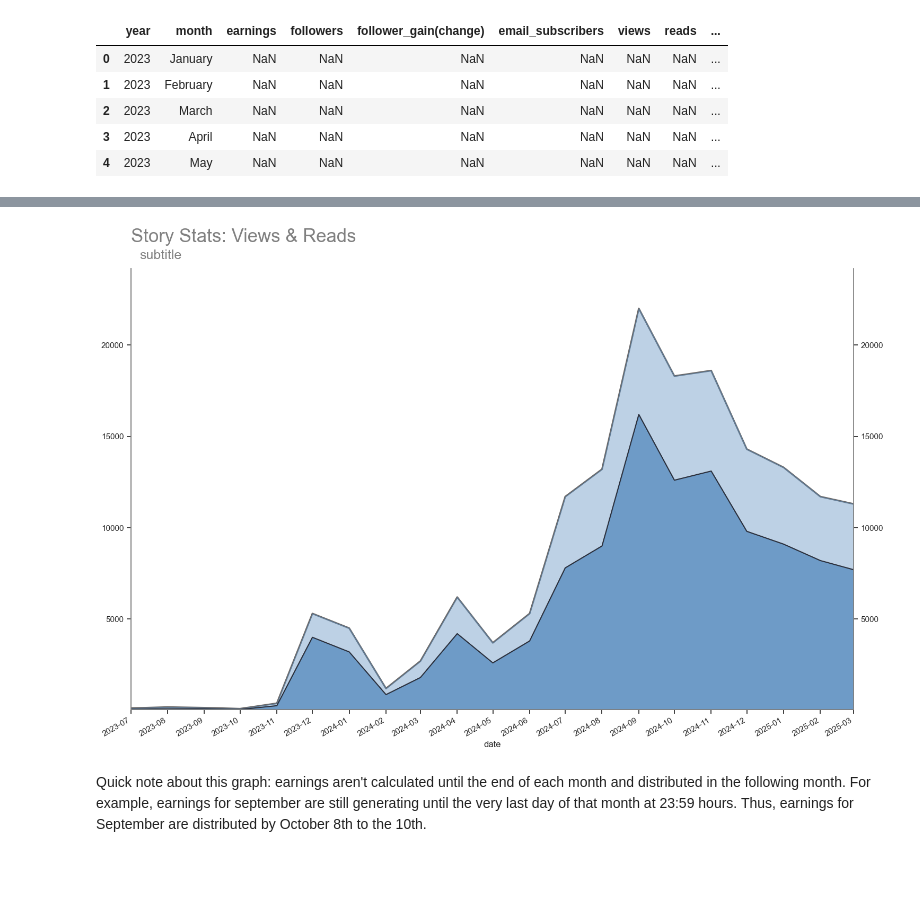
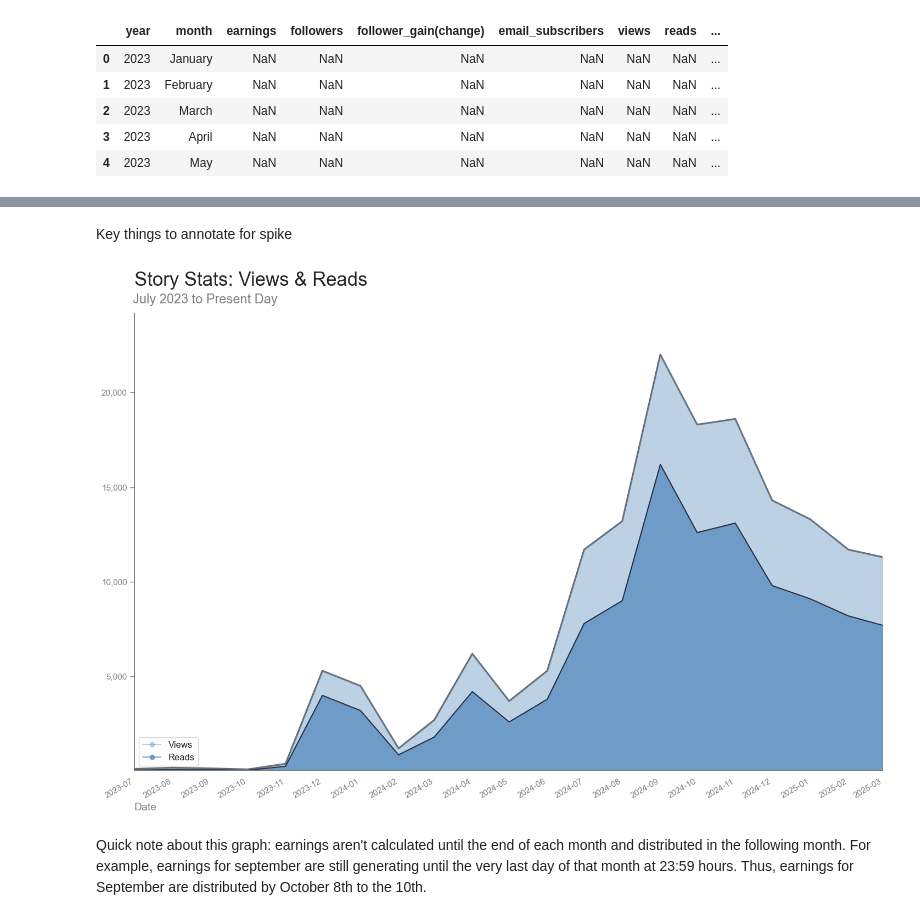
Before and after one commit to paul-trood/medium_earnings, a Jupyter notebook: 02_data_analysis.ipynb, the cells around one changed output, grey strips where cells are left out. Cells and saved outputs as stored; diff of their text form; code cells hidden in the pictures; blank space fills up the shorter version.

```diff
--- a/02_data_analysis.ipynb
+++ b/02_data_analysis.ipynb
@@ -460,3 +503,5 @@ plt.show()
+# %% [markdown]
+Key things to annotate for spike
 # %%
 
 # Make sure data is sorted by date (important for time series)
@@ -470,7 +515,7 @@ g = sns.relplot(
     kind="line",
     label="Views",
     linewidth=2.3,
-    color="#6a6766"
+    color="#6a6766",
     )
 
 # Set figure size after plot creation
@@ -489,6 +534,12 @@ plt.xticks(rotation=30, ha="right")
 # Create twin axes for the second y-axis
 ax2 = ax.twinx()
 
+# Remove y-axis tick labels
+ax2.set(yticklabels=[])
+
+# Remove y-axis tick labels
+ax2.set(yticks=[])
+
 # Set y-axis limits to be the same for both axes
 views_min, views_max = df_plot["views"].min(), df_plot["views"].max()
 reads_min, reads_max = df_plot["reads"].min(), df_plot["reads"].max()
@@ -505,52 +556,73 @@ y_max += buffer
 ax.set_ylim(y_min, y_max)
 ax2.set_ylim(y_min, y_max)
 
-# Plot the second time series (READS)
-sns.lineplot(
-    data=df_plot,
-    x="date",
-    y="reads",
-    ax=ax2,
-    color="#2b2f3b"
-    )
 
 # Remove the top and right spines
 ax.spines["top"].set_visible(False)
 ax.spines["right"].set_visible(False)
 ax2.spines["top"].set_visible(False)
+ax2.spines["right"].set_visible(False)
 
 ax2.fill_between(df_plot["date"],  df_plot["views"], alpha=0.4, color = "#5a8ec0")
 
 ax2.fill_between(df_plot["date"],  df_plot["reads"], alpha=0.8, color = "#5a8ec0")
 
 
 # Set color of spines to grey for both axes
 for spine in ax.spines.values():
     spine.set_color("grey")
 
 for spine in ax2.spines.values():
     spine.set_color("grey")
 
+
+# Change x-axis tick color
+ax.tick_params(axis="x", colors="grey", width=1)
+
+# Change y-axis tick color
+ax.tick_params(axis="y", colors="grey", width=1)
+
+
 # Removes beginning and trailing whitespace
 ax.margins(x=0)
 
 plt.title("Medium Earnings Over Time (2023 - Present)", loc="left")
 plt.xlabel("Date")
 
 # Label the left y-axis explicitly
 ax.set_ylabel("") # Clear the label for the first y-axis
 
 ax2.set_ylabel("")  # Clear the label for the second y-axis
 
 
-plt.title("Story Stats: Views & Reads", fontsize=25, color = "grey", loc="left", y=1.05)
-plt.suptitle("subtitle", y = 1, x = 0.22, size = 18, color = "grey")
+
+plt.title("Story Stats: Views & Reads", fontsize=25, loc="left", y=1.05)
+plt.suptitle("July 2023 to Present Day", y = 1, x = 0.26, size = 17, color = "grey")
 
 
-# Show the plot
+# Plot the second time series (READS)
+sns.lineplot(
+    data=df_plot,
+    x="date",
+    y="reads",
+    ax=ax2,
+    color="#2b2f3b",
+)
+
+# Fill-between doesn’t auto-label, so add dummy lines for legend
+ax2.plot([], [], color="#5a8ec0", marker = "o", alpha=0.4, label="Views")
+ax2.plot([], [], color="#5a8ec0", marker="o", alpha=0.8, label="Reads")
+
+# Add legend
+ax2.legend(loc="lower left", fontsize=12)
+
+ax.set_xlabel("Date", fontsize=14, color="grey", loc="left")
+
+ax.yaxis.set_major_formatter(StrMethodFormatter('{x:,.0f}'))
+
 plt.show()
 # %% [output]
-[figure, old version]
+[figure, new version]
 # %% [markdown]
 Quick note about this graph: earnings aren't calculated until the end of each month and distributed in the following month.
 For example, earnings for september are still generating until the very last day of that month at 23:59 hours.
```
Also changed, not shown: parts of 11 cells of this notebook.
